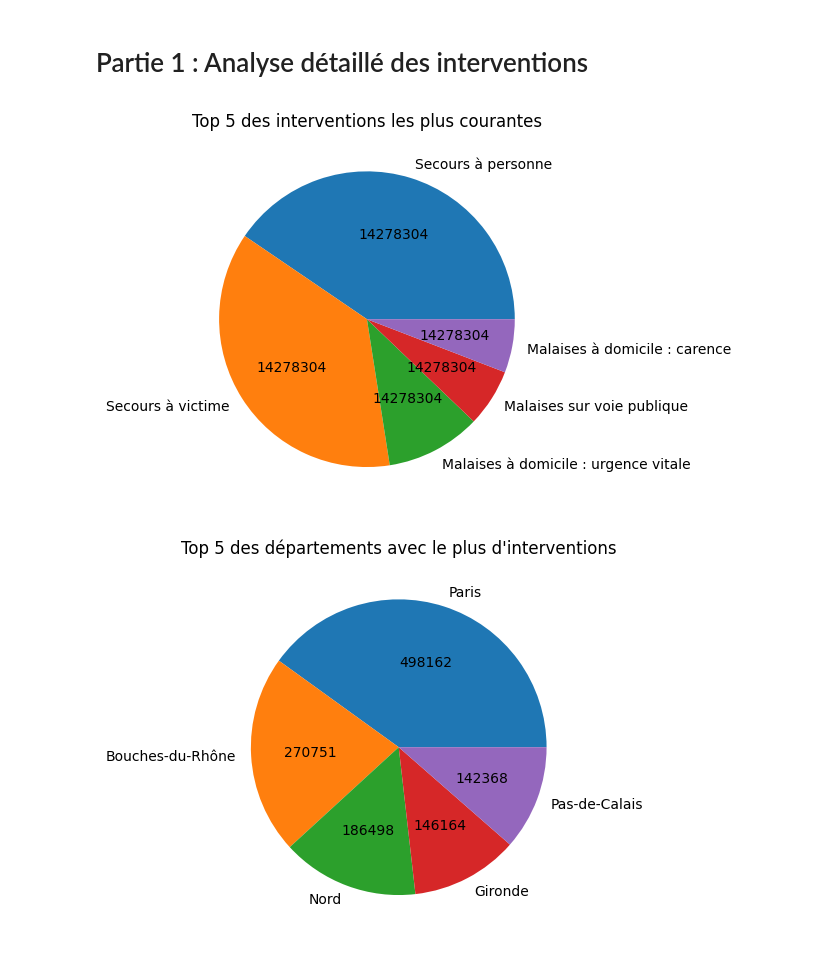
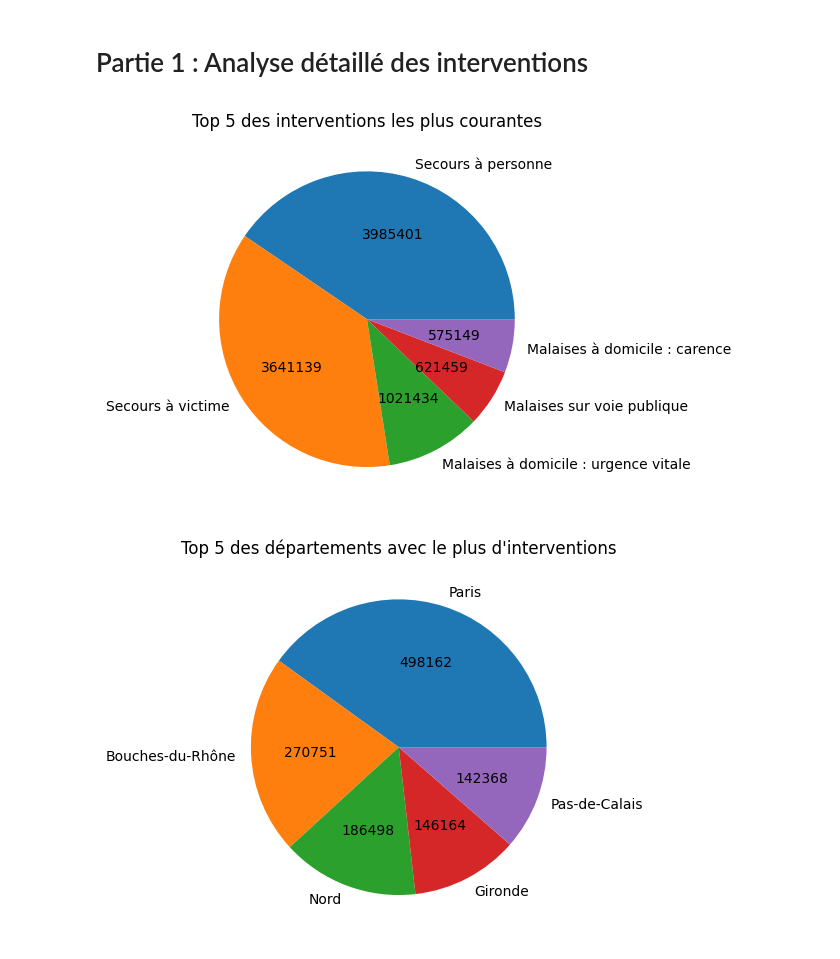
Before and after one commit to Clement-Szewczyk/L3SDN_Projet_Proba, a Jupyter notebook: Projet.ipynb, the cells around one changed output. Saved outputs shown, nothing was run; the diff lists cells and outputs as text; code cells hidden in the pictures.

```diff
--- a/Projet.ipynb
+++ b/Projet.ipynb
@@ -155,16 +155,17 @@ Colonnes: 71
 # %%
 # Top 5 interventions les plus courantes (diagramme circulaire)
 
 somme_par_type = df[type].sum()
 
+
 top5 = somme_par_type.nlargest(5)
 
 
-plt.pie(top5, labels=top5.index, autopct=lambda p: '{:.0f}'.format(somme_par_type.sum() ))
+plt.pie(top5, labels=top5.index, autopct=lambda p: '{:.0f}'.format(p * sum(top5) / 100))
 plt.title("Top 5 des interventions les plus courantes")
 plt.show()
 # %% [output]
-[figure, old version]
+[figure, new version]
 # %%
 # Top 5 de départements avec le plus d'interventions (diagramme circulaire)
 
```
Also changed, not shown: parts of 1 cell of this notebook, 1 other file.
